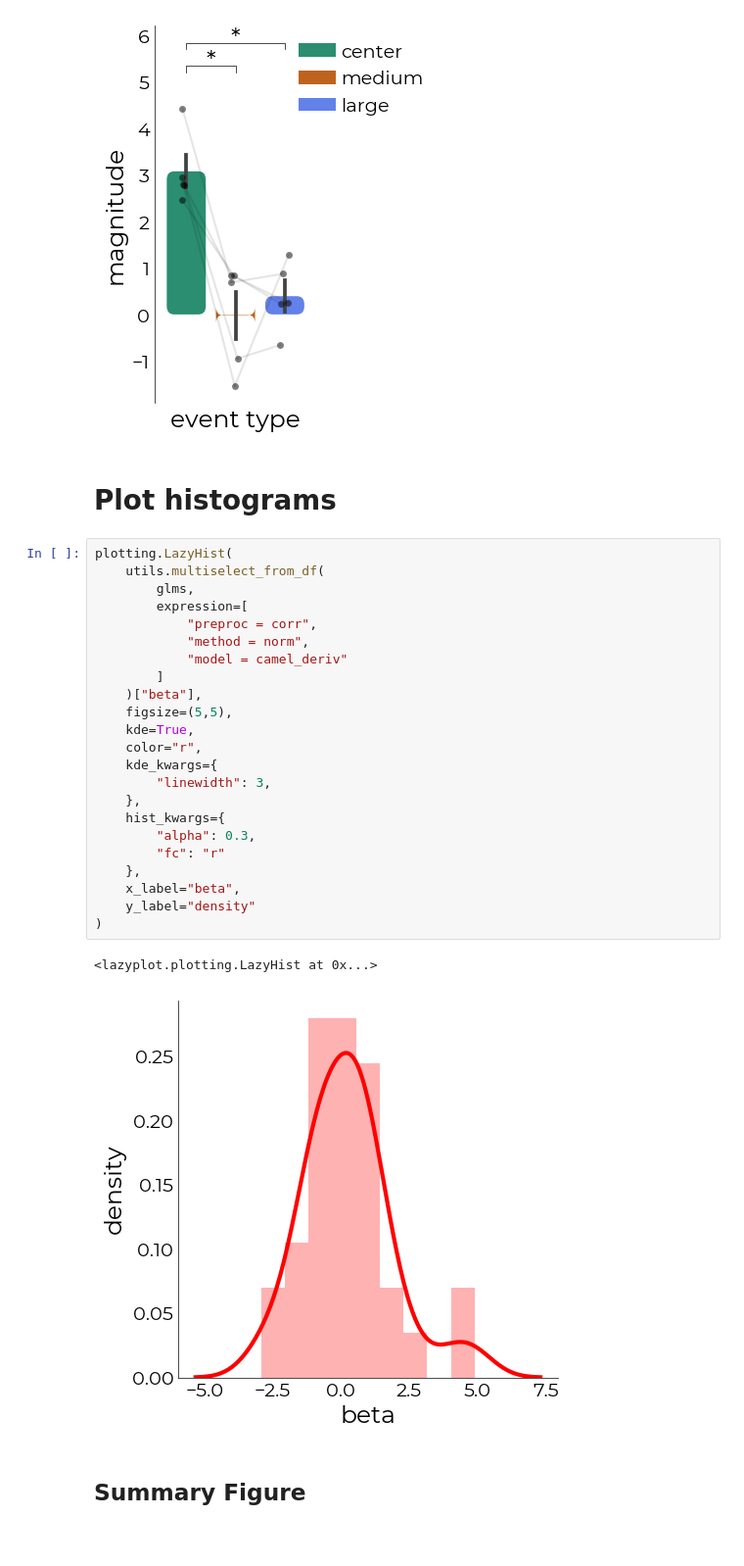
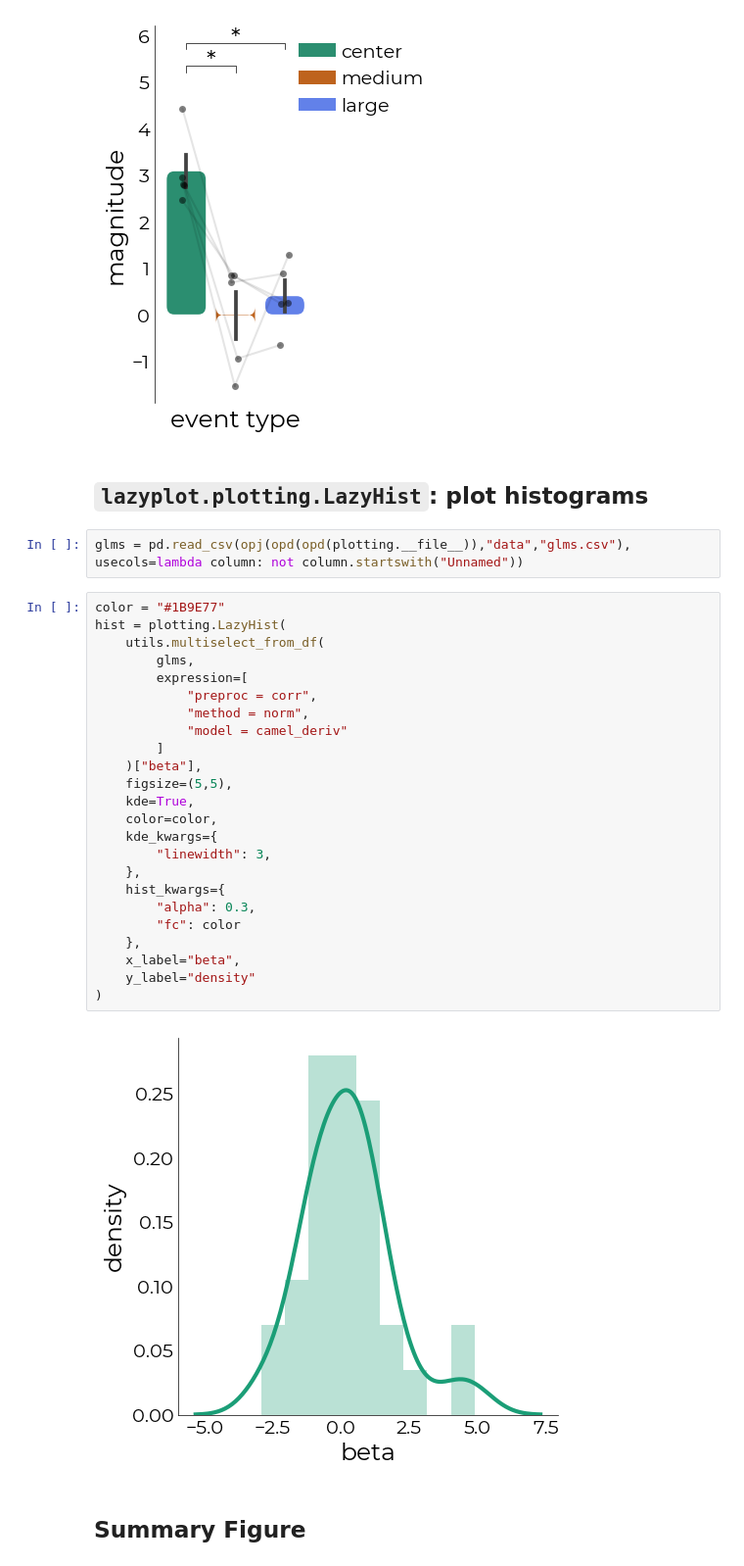
Before and after one commit to gjheij/lazyfmri, a Jupyter notebook: notebooks/example.ipynb, the cells around one changed output. Shown at 98% size. Saved outputs shown, nothing was run; the diff lists cells and outputs as text; blank space fills up the shorter version.

```diff
--- a/notebooks/example.ipynb
+++ b/notebooks/example.ipynb
@@ -614,34 +394,36 @@ magnitude  0.962036  0.72774    True
 0   two-sided  0.003516  0.010547     holm  15.037  3.199652          1
 2   two-sided  0.476385  0.476385     holm   0.505 -0.439769          1
 [figure]
-# %% [markdown]
-# Plot histograms
+# %% [markdown]
+## `lazyplot.plotting.LazyHist`: plot histograms
+# %%
+glms = pd.read_csv(opj(opd(opd(plotting.__file__)),"data","glms.csv"), usecols=lambda column: not column.startswith("Unnamed"))
 # %%
-plotting.LazyHist(
+color = "#1B9E77"
+hist = plotting.LazyHist(
     utils.multiselect_from_df(
         glms,
         expression=[
             "preproc = corr",
             "method = norm",
             "model = camel_deriv"
         ]
     )["beta"],
     figsize=(5,5),
     kde=True,
-    color="r",
+    color=color,
     kde_kwargs={
         "linewidth": 3,
     },
     hist_kwargs={
         "alpha": 0.3,
-        "fc": "r"
+        "fc": color
     },
     x_label="beta",
     y_label="density"
 )
 # %% [output]
-<lazyplot.plotting.LazyHist at 0x...>
-[figure, old version]
+[figure, new version]
 # %% [markdown]
 ## Summary Figure
 # %%
```
Also changed, not shown: parts of 13 cells of this notebook.
